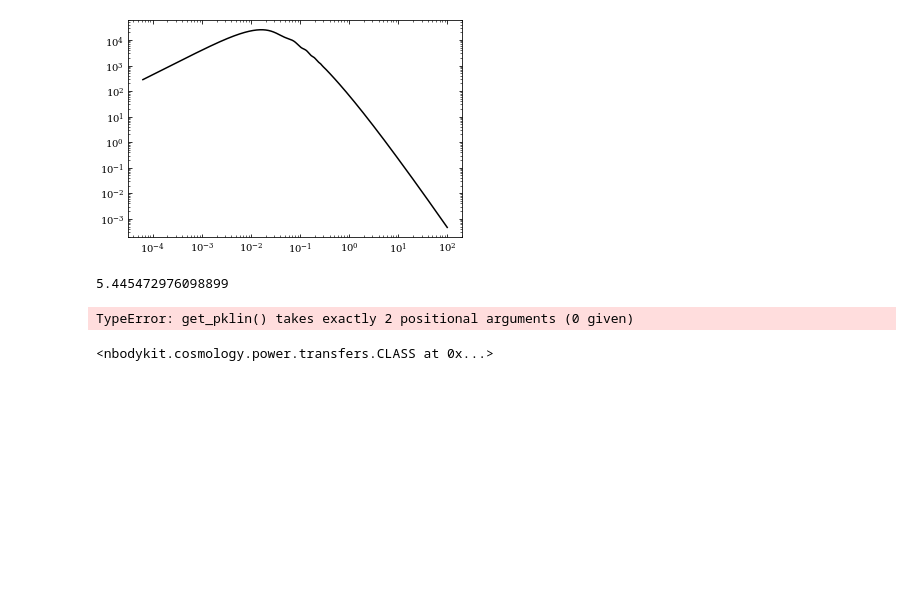
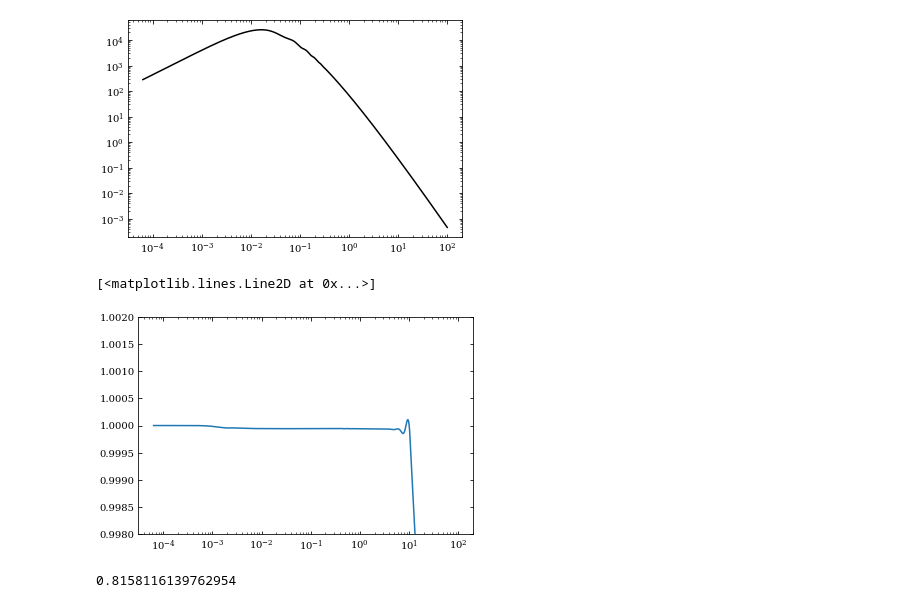
Before and after one commit to eelregit/csit, a Jupyter notebook: analysis/initials.ipynb, the cells around one changed output. Saved outputs shown, nothing was run; the diff lists cells and outputs as text; code cells hidden in the pictures; blank space fills up the shorter version.

```diff
--- a/analysis/initials.ipynb
+++ b/analysis/initials.ipynb
@@ -12,11 +25,24 @@ Plin = cosmology.LinearPower(cosmo, redshift, transfer='CLASS')
+# %%
+cosmo_SU = cosmology.cosmology.Cosmology(h=0.6774, Omega0_b=0.0486, Omega0_cdm=0.2589,
+                                                n_s=cosmo.n_s, A_s=cosmo.A_s,
+                                                 P_k_max=100.)
+# %%
+Plin_SU = cosmology.LinearPower(cosmo_SU, redshift, transfer='CLASS')
 # %%
 k = numpy.logspace(-4.2, 2, 10000)
 plt.loglog(k, Plin(k), c='k', label=r'$b_1^2 P_\mathrm{lin}$')
 # %% [output]
 [<matplotlib.lines.Line2D at 0x...>]
 [figure]
+# %%
+plt.xscale('log')
+plt.ylim(0.998,1.002)
+plt.plot(k, Plin_SU(k)/Plin(k))
+# %% [output]
+[<matplotlib.lines.Line2D at 0x...>]
+[figure, added]
 # %%
-R_sigma = 8 /cosmo.H0
+R_sigma = 8
 
 def sigma_func(kk):
     x = kk*R_sigma
@@ -28,7 +54,7 @@ sigma8   = integrate.simps(Plin(k)*sigma_func(k), k )
 
 print(np.sqrt(sigma8) )
 # %% [output]
-5.445472976098899
+0.8158116139762954
 # %%
 Delta = k**3*Plin(k)/(2.*np.pi**2)
 log10Delta = np.array([np.log10(k), np.log10(Delta)]).T
@@ -36,8 +61,0 @@ np.savetxt('planck2015_log10Delta.dat', log10Delta)
-# %%
-cosmo.get_pklin( )
-# %% [output]
-TypeError: get_pklin() takes exactly 2 positional arguments (0 given)
-# %%
-nbodykit.cosmology.power.transfers.CLASS(cosmo, 0.0)
-# %% [output]
-<nbodykit.cosmology.power.transfers.CLASS at 0x...>
```
Also changed, not shown: parts of 28 cells of this notebook, 19 other files.
